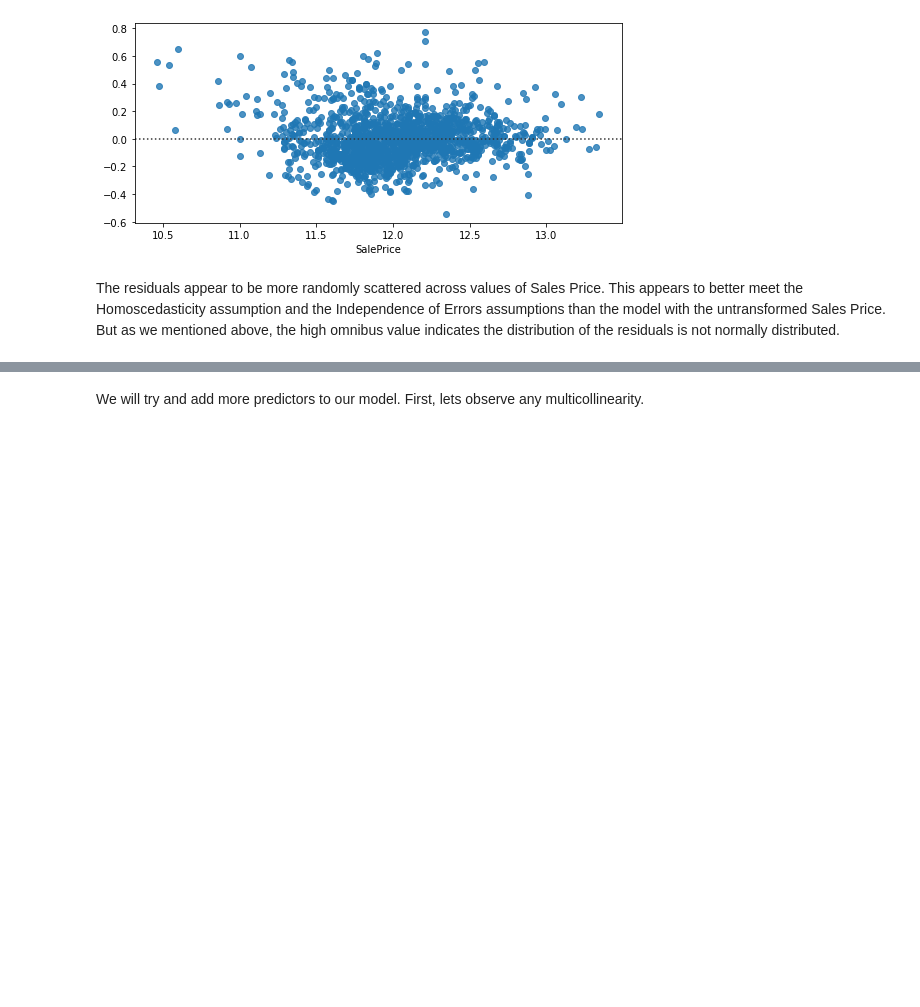
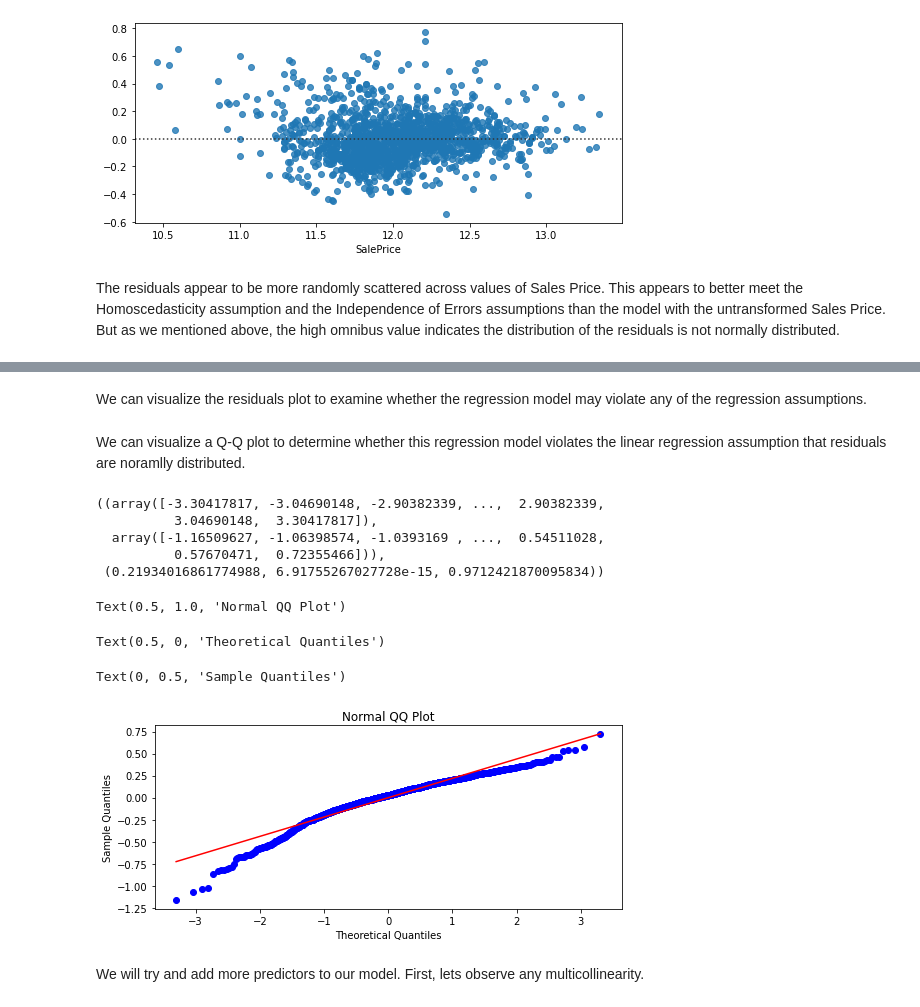
Before and after one commit to Steve-Desilets/MSDS-422-Module-2-Assignment, a Jupyter notebook: Module 2 Assignment - Group 3.ipynb, the cells around one changed output, grey strips where cells are left out. Drawn from its saved outputs; the diff is of its cells as text; code cells hidden in the pictures; blank space fills up the shorter version.

```diff
--- a/Module 2 Assignment - Group 3.ipynb
+++ b/Module 2 Assignment - Group 3.ipynb
@@ -926,0 +919,2 @@ plt.show()
+# %% [markdown]
+We can visualize the residuals plot to examine whether the regression model may violate any of the regression assumptions.
@@ -927,3 +925,22 @@ plt.show()
+# %% [markdown]
+We can visualize a Q-Q plot to determine whether this regression model violates the linear regression assumption that residuals are noramlly distributed.
+# %%
+# qqplot
+stats.probplot(y - yHat, dist="norm", plot=plt)
+plt.title("Normal QQ Plot")
+plt.xlabel("Theoretical Quantiles")
+plt.ylabel("Sample Quantiles")
+plt.show()
+# %% [output]
+((array([-3.30417817, -3.04690148, -2.90382339, ...,  2.90382339,
+          3.04690148,  3.30417817]),
+  array([-1.16509627, -1.06398574, -1.0393169 , ...,  0.54511028,
+          0.57670471,  0.72355466])),
+ (0.21934016861774988, 6.91755267027728e-15, 0.9712421870095834))
+Text(0.5, 1.0, 'Normal QQ Plot')
+Text(0.5, 0, 'Theoretical Quantiles')
+Text(0, 0.5, 'Sample Quantiles')
+[figure, added]
 # %% [markdown]
 We will try and add more predictors to our model. First, lets observe any multicollinearity.
 # %% [markdown]
```
Also changed, not shown: parts of 24 cells of this notebook.
